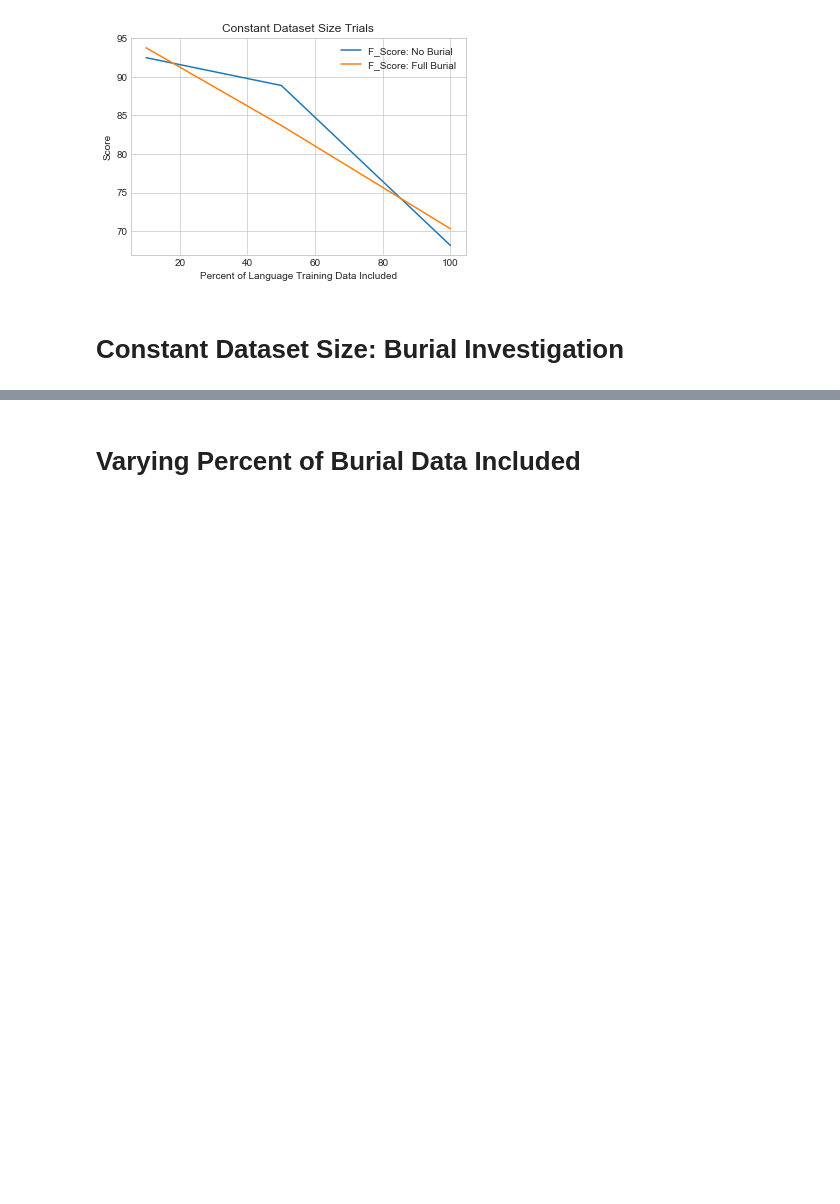
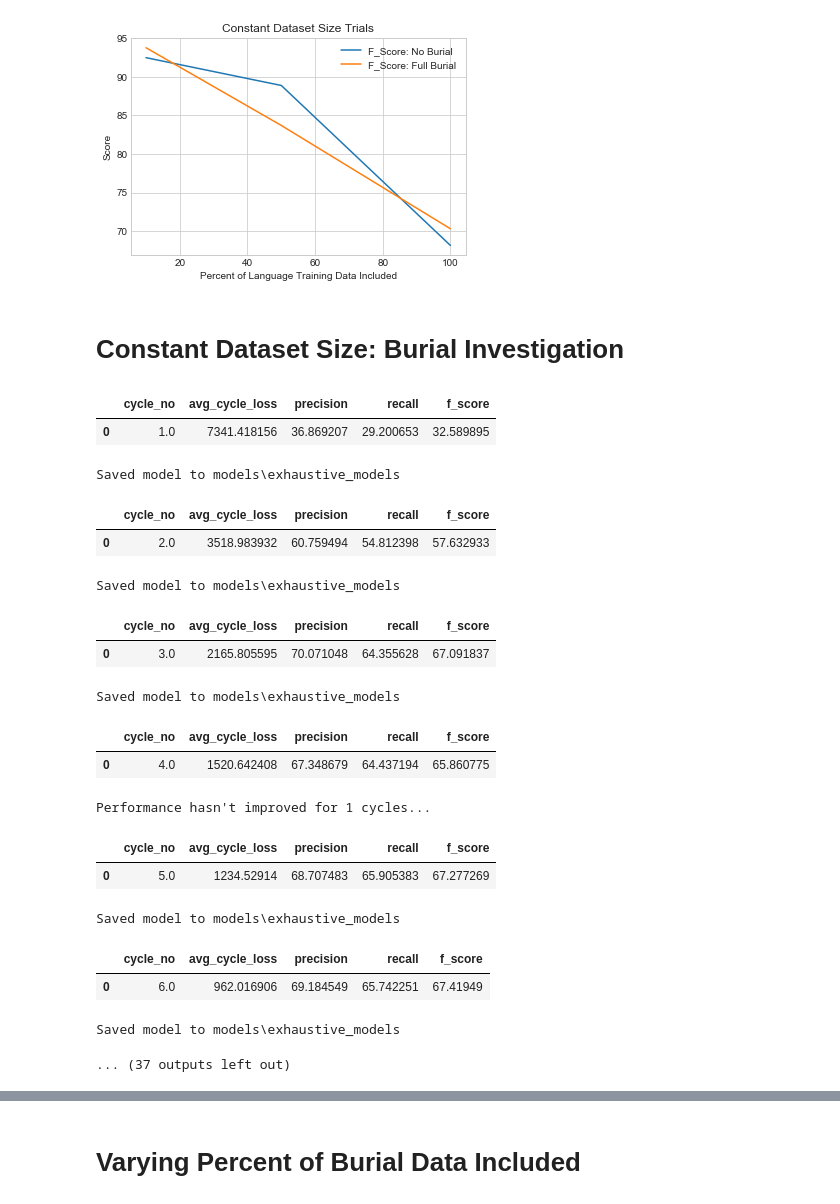
Before and after one commit to slavesocieties/ssda-nlp, a Jupyter notebook: 70-exhaustive-training.ipynb, the cells around one changed output, grey strips where cells are left out. Cells and saved outputs as stored; diff of their text form; code cells hidden in the pictures; blank space fills up the shorter version.

```diff
--- a/70-exhaustive-training.ipynb
+++ b/70-exhaustive-training.ipynb
@@ -420,6 +421,52 @@ Results as sorted by F-score metric:
 [figure]
 # %% [markdown]
 # Constant Dataset Size: Burial Investigation
+# %%
+my_df = cdf2.append(cdf1, ignore_index=True).append(cdf3, ignore_index=True)
+# Number of rows to drop
+n_full = portugueseDF.shape
+n = n_full[0]
+# Dropping last n rows using drop
+my_df.drop(my_df.head(n).index,inplace = True)
+#Just going with full Burial dataset
+my_df = my_df.append(portugueseDF, ignore_index=True)
+
+train_df, valid_df, test_df = split_data_grp(collated_df, prop_train = 0.7, prop_validation = 0.2, grp_var = 'entry_no', seed=seed)
+# Generate Spacy datasets
+train_spacy = genSpaCyInput(train_df)
+training_log_LanCDS2[i] = train_spacy
+#^Everything above this works
+for training_data in training_log_LanCDS2:
+    cping = {'start':16, 'end':32, 'cp_rate':1.05}
+    solves = {'learn_rate':0.001} #Original 0.001
+    dpout = 0.5 #Original 0.6
+    save_mdir = 'models/exhaustive_models'
+
+    #load model from pretrained
+    nlp_model = load_model()
+
+    nlp_model, perf_df = model_meta_training(nlp_model, training_data, valid_df, verbose=True, save_dir = save_mdir,
+                                             n_iter=10, solver_params=solves, compound_params=cping, dropout=dpout)
+# %% [output]
+|  | cycle_no | avg_cycle_loss | precision | recall | f_score |
+| 0 | 1.0 | 7341.418156 | 36.869207 | 29.200653 | 32.589895 |
+Saved model to models\exhaustive_models
+|  | cycle_no | avg_cycle_loss | precision | recall | f_score |
+| 0 | 2.0 | 3518.983932 | 60.759494 | 54.812398 | 57.632933 |
+Saved model to models\exhaustive_models
+|  | cycle_no | avg_cycle_loss | precision | recall | f_score |
+| 0 | 3.0 | 2165.805595 | 70.071048 | 64.355628 | 67.091837 |
+Saved model to models\exhaustive_models
+|  | cycle_no | avg_cycle_loss | precision | recall | f_score |
+| 0 | 4.0 | 1520.642408 | 67.348679 | 64.437194 | 65.860775 |
+Performance hasn't improved for 1 cycles...
+|  | cycle_no | avg_cycle_loss | precision | recall | f_score |
+| 0 | 5.0 | 1234.52914 | 68.707483 | 65.905383 | 67.277269 |
+Saved model to models\exhaustive_models
+|  | cycle_no | avg_cycle_loss | precision | recall | f_score |
+| 0 | 6.0 | 962.016906 | 69.184549 | 65.742251 | 67.41949 |
+Saved model to models\exhaustive_models
+... (37 outputs left out)
 # %%
 #no_test
 portugueseDF = prodigy_output_to_collated_df("transcriptions/701075_annot.jsonl")
```
Also changed, not shown: parts of 4 cells of this notebook, 4 other files.
